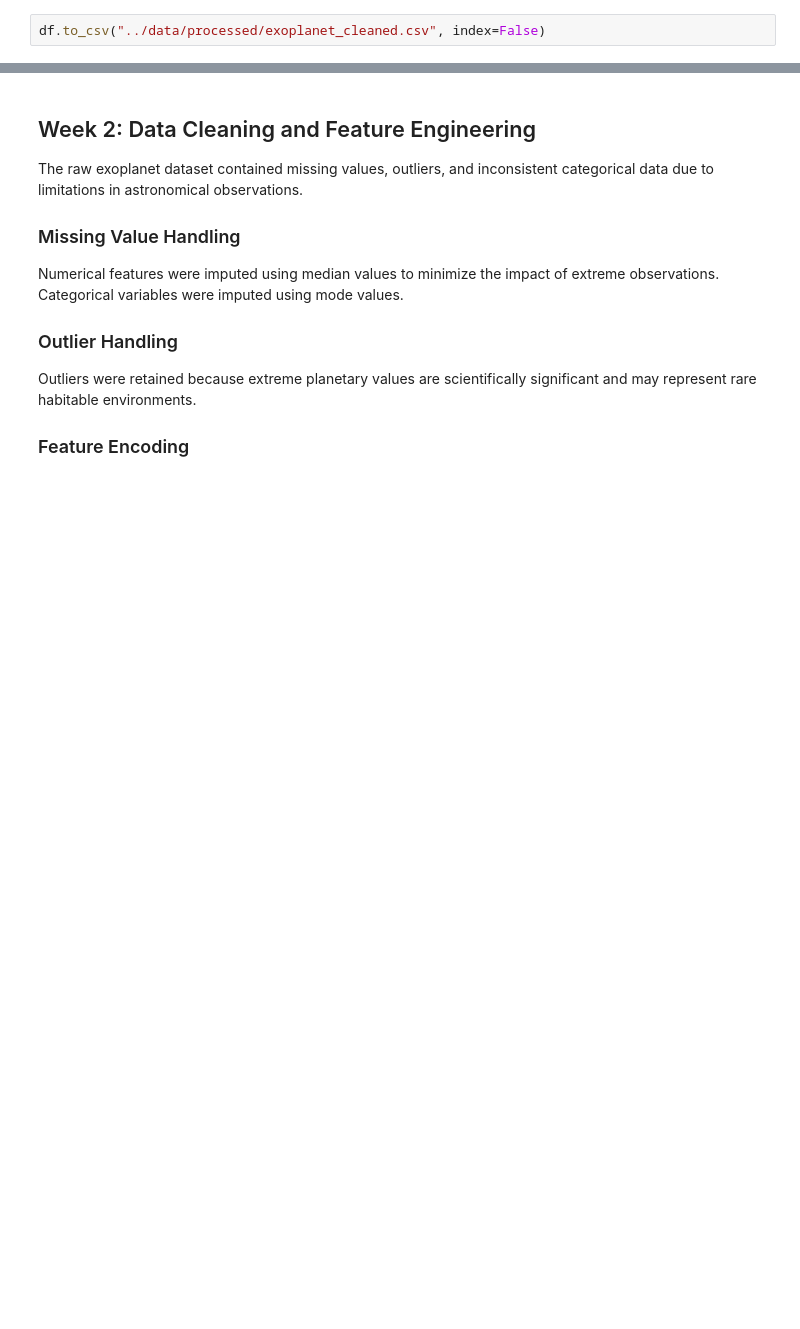
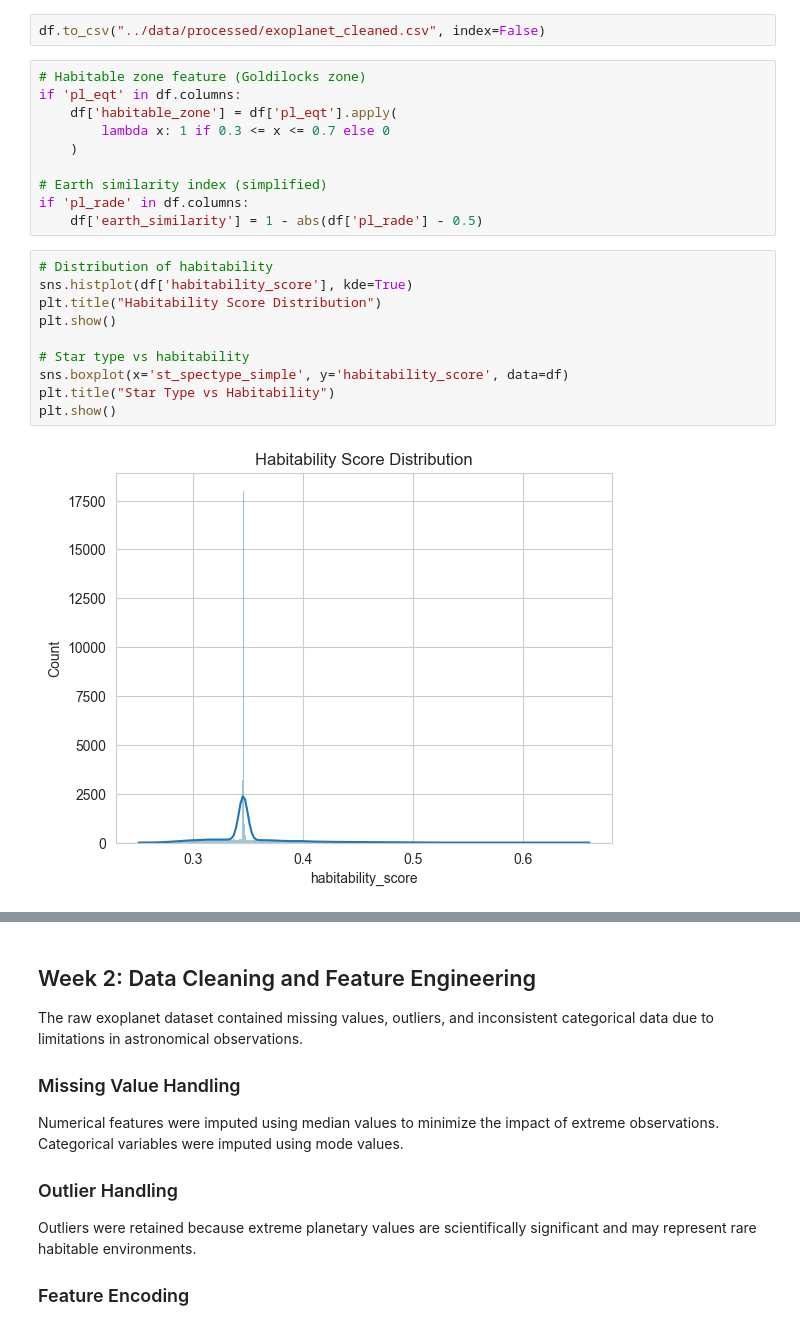
Before and after one commit to ANANYA200421/ExoHabit-AI, a Jupyter notebook: notebooks/milestone-2.ipynb, the cells around one changed output, grey strips where cells are left out. Cells and saved outputs as stored; diff of their text form; blank space fills up the shorter version.

```diff
--- a/notebooks/milestone-2.ipynb
+++ b/notebooks/milestone-2.ipynb
@@ -232,3 +232,25 @@ def preprocess_pipeline(path):
     return df
 # %%
 df.to_csv("../data/processed/exoplanet_cleaned.csv", index=False)
+# %%
+# Habitable zone feature (Goldilocks zone)
+if 'pl_eqt' in df.columns:
+    df['habitable_zone'] = df['pl_eqt'].apply(
+        lambda x: 1 if 0.3 <= x <= 0.7 else 0
+    )
+
+# Earth similarity index (simplified)
+if 'pl_rade' in df.columns:
+    df['earth_similarity'] = 1 - abs(df['pl_rade'] - 0.5)
+# %%
+# Distribution of habitability
+sns.histplot(df['habitability_score'], kde=True)
+plt.title("Habitability Score Distribution")
+plt.show()
+
+# Star type vs habitability
+sns.boxplot(x='st_spectype_simple', y='habitability_score', data=df)
+plt.title("Star Type vs Habitability")
+plt.show()
+# %% [output]
+[figure, added]
```
Also changed, not shown: parts of 1 cell of this notebook.
